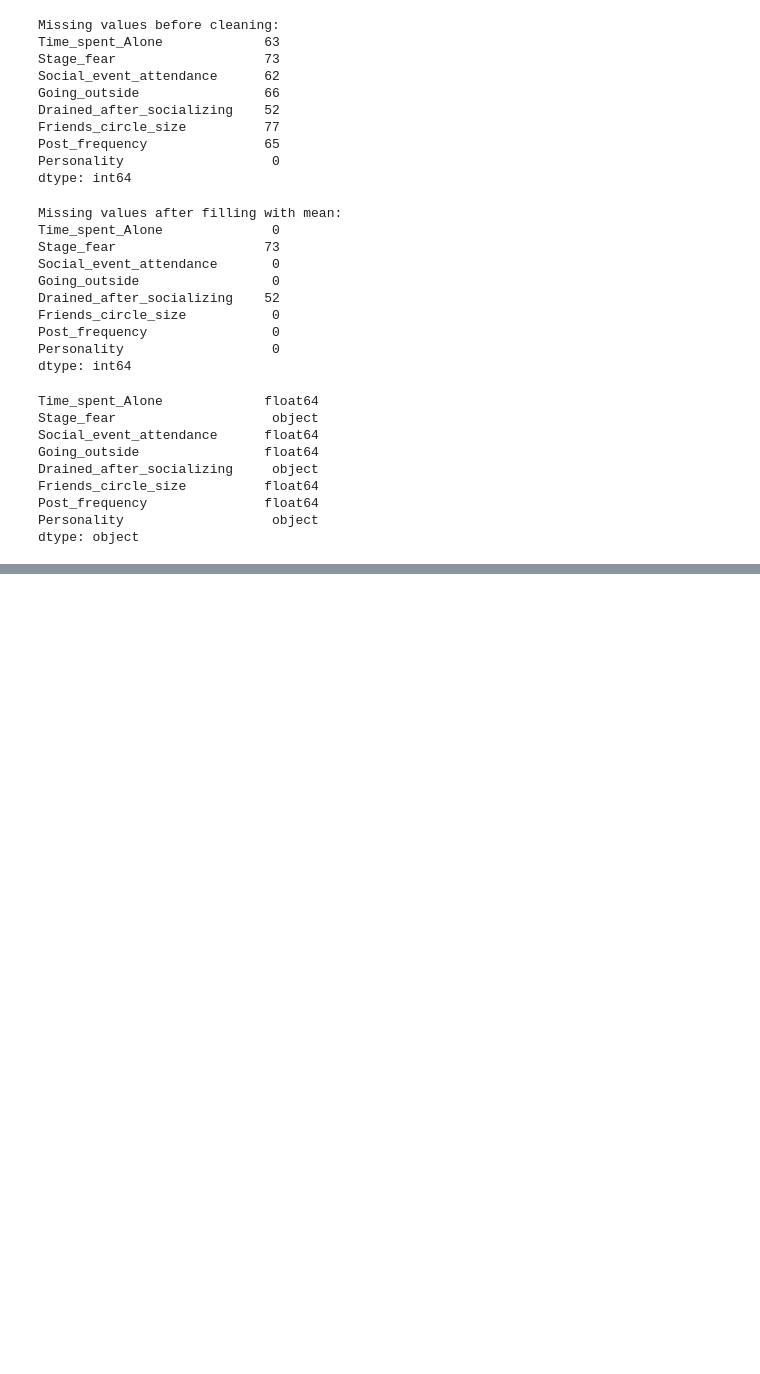
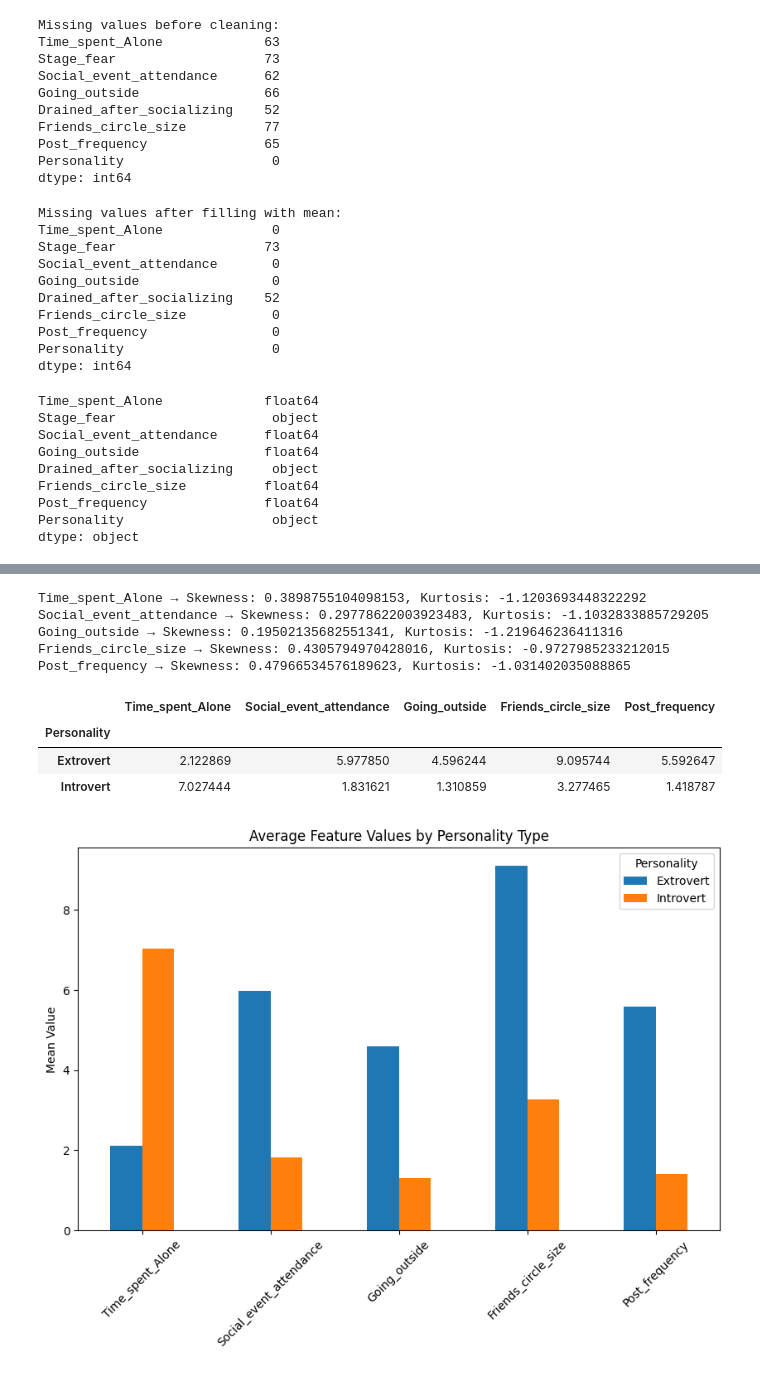
Before and after one commit to prakashsilwal/Personality-Prediction-Using-Behavioral-Data, a Jupyter notebook: Behaviour_analysis.ipynb, the cells around one changed output, grey strips where cells are left out. Drawn from its saved outputs; the diff is of its cells as text; code cells hidden in the pictures; blank space fills up the shorter version.

```diff
--- a/Behaviour_analysis.ipynb
+++ b/Behaviour_analysis.ipynb
@@ -92,0 +207,29 @@ dtype: object
+# %%
+
+
+from scipy.stats import skew, kurtosis
+
+for col in df.select_dtypes(include='float64').columns:
+    print(f"{col} → Skewness: {skew(df[col])}, Kurtosis: {kurtosis(df[col])}")
+# %% [output]
+Time_spent_Alone → Skewness: 0.3898755104098153, Kurtosis: -1.1203693448322292
+Social_event_attendance → Skewness: 0.29778622003923483, Kurtosis: -1.1032833885729205
+Going_outside → Skewness: 0.19502135682551341, Kurtosis: -1.219646236411316
+Friends_circle_size → Skewness: 0.4305794970428016, Kurtosis: -0.9727985233212015
+Post_frequency → Skewness: 0.47966534576189623, Kurtosis: -1.031402035088865
+# %%
+# Mean values for each personality group
+df.groupby("Personality").mean(numeric_only=True)
+# %% [output]
+|  | Time_spent_Alone | Social_event_attendance | Going_outside | Friends_circle_size | Post_frequency |
+| Personality |  |  |  |  |  |
+| Extrovert | 2.122869 | 5.977850 | 4.596244 | 9.095744 | 5.592647 |
+| Introvert | 7.027444 | 1.831621 | 1.310859 | 3.277465 | 1.418787 |
+# %%
+df.groupby("Personality").mean(numeric_only=True).T.plot(kind='bar', figsize=(10, 6))
+plt.title("Average Feature Values by Personality Type")
+plt.ylabel("Mean Value")
+plt.xticks(rotation=45)
+plt.show()
+# %% [output]
+[figure, added]
```
Also changed, not shown: parts of 31 cells of this notebook, 1 other file.
